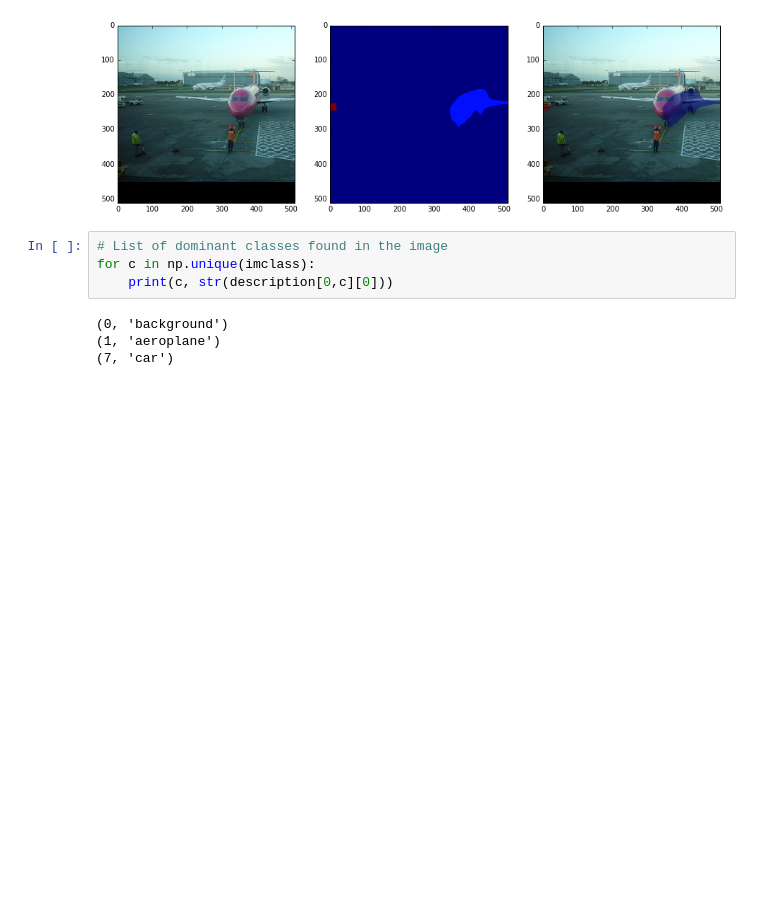
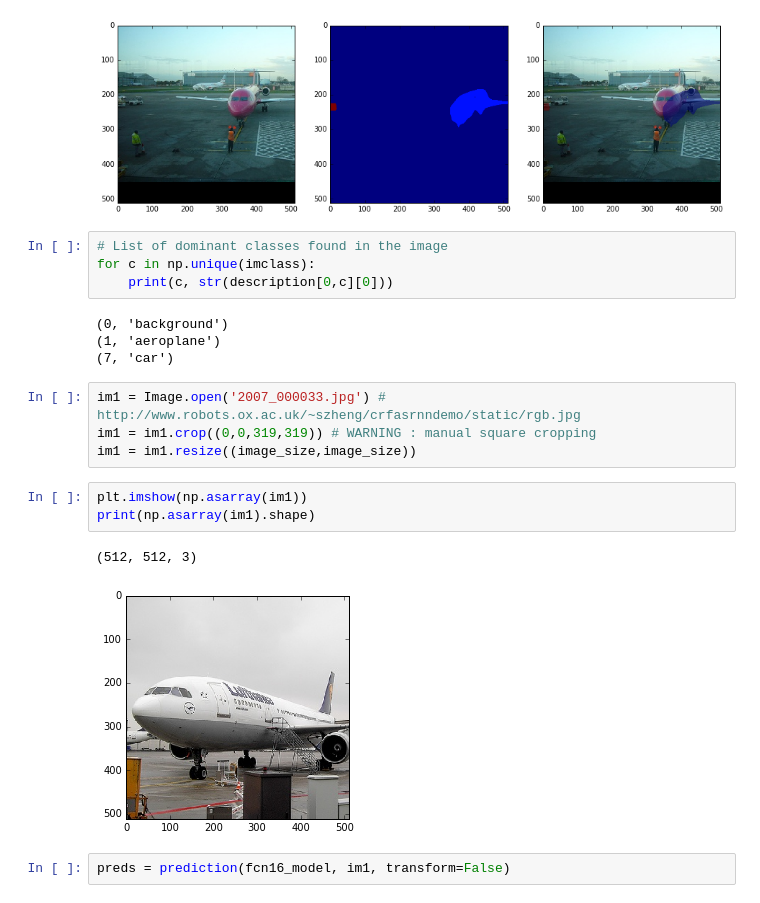
Before and after one commit to Gurupradeep/FCN-for-Semantic-Segmentation, a Jupyter notebook: FCN-16.ipynb, the cells around one changed output. Saved outputs shown, nothing was run; the diff lists cells and outputs as text; blank space fills up the shorter version.

Commit message:
Adding testing images and their corresponding outputs

```diff
--- a/FCN-16.ipynb
+++ b/FCN-16.ipynb
@@ -395,3 +395,15 @@ for c in np.unique(imclass):
 (0, 'background')
 (1, 'aeroplane')
 (7, 'car')
+# %%
+im1 = Image.open('2007_000033.jpg') # http://www.robots.ox.ac.uk/~szheng/crfasrnndemo/static/rgb.jpg
+im1 = im1.crop((0,0,319,319)) # WARNING : manual square cropping
+im1 = im1.resize((image_size,image_size))
+# %%
+plt.imshow(np.asarray(im1))
+print(np.asarray(im1).shape)
+# %% [output]
+(512, 512, 3)
+[figure, added]
+# %%
+preds = prediction(fcn16_model, im1, transform=False)
```
Also changed, not shown: parts of 12 cells of this notebook, 5 other files.
